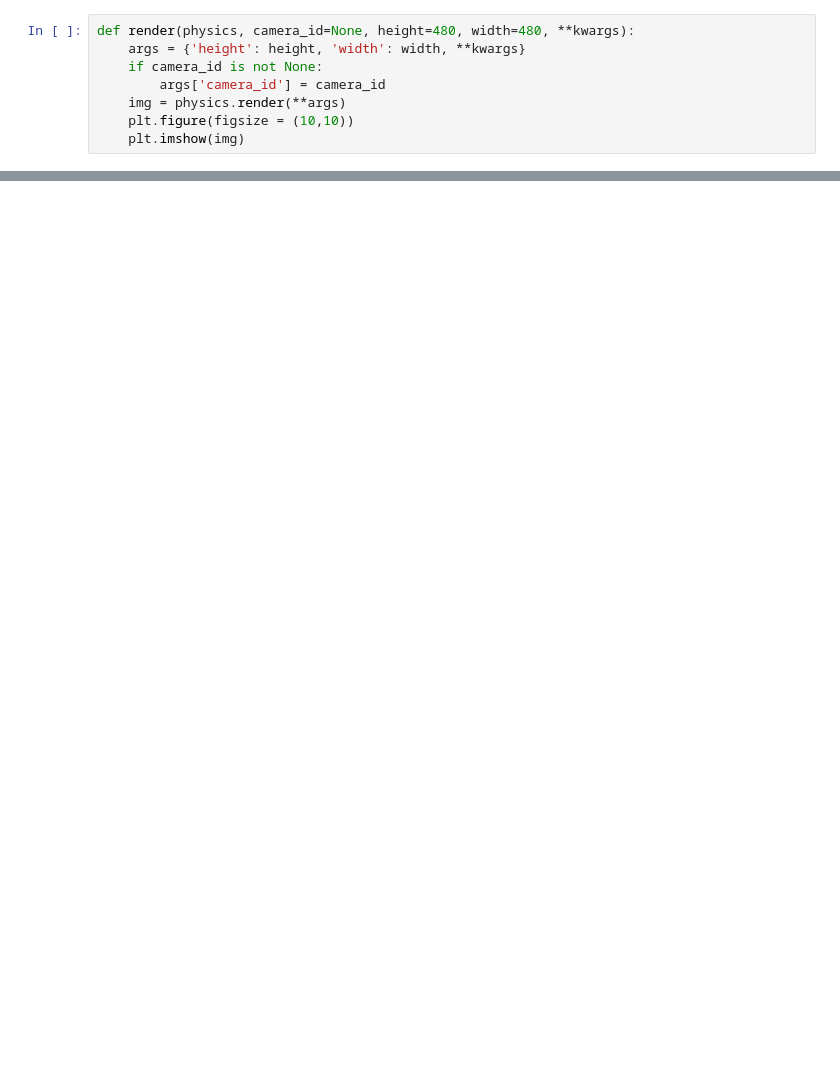
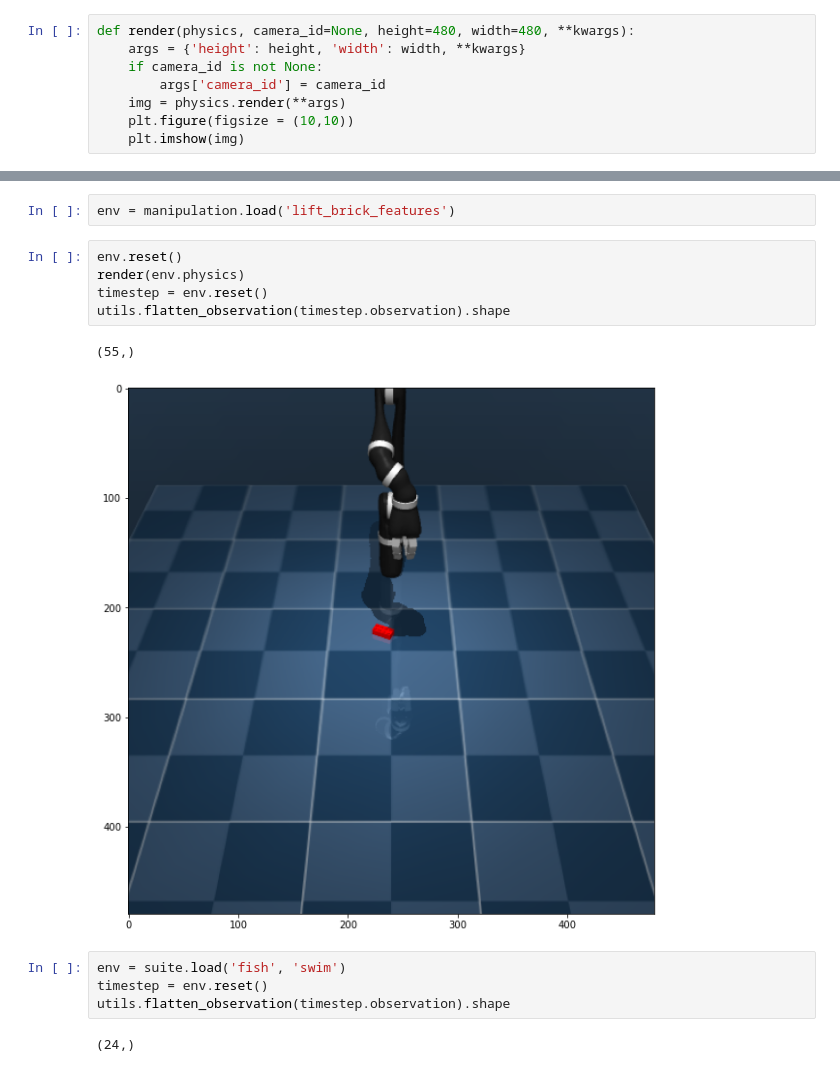
Before and after one commit to willwhitney/exploration-reimplementation, a Jupyter notebook: env dev.ipynb, the cells around one changed output, grey strips where cells are left out. Drawn from its saved outputs; the diff is of its cells as text; blank space fills up the shorter version.

```diff
--- a/env dev.ipynb
+++ b/env dev.ipynb
@@ -133,0 +110,16 @@ render(physics, camera='fixed')
+# %%
+env = manipulation.load('lift_brick_features')
+# %%
+env.reset()
+render(env.physics)
+timestep = env.reset()
+utils.flatten_observation(timestep.observation).shape
+# %% [output]
+(55,)
+[figure, added]
+# %%
+env = suite.load('fish', 'swim')
+timestep = env.reset()
+utils.flatten_observation(timestep.observation).shape
+# %% [output]
+(24,)
```
Also changed, not shown: parts of 24 cells of this notebook, 8 other files.
